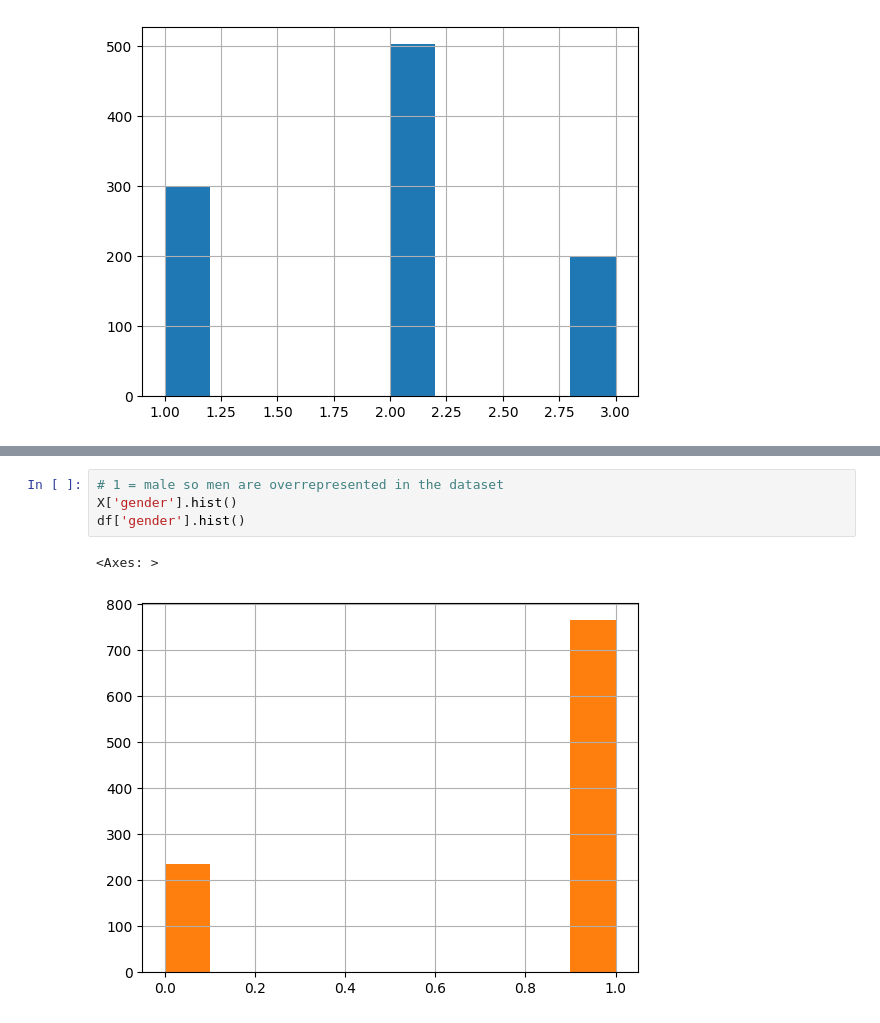
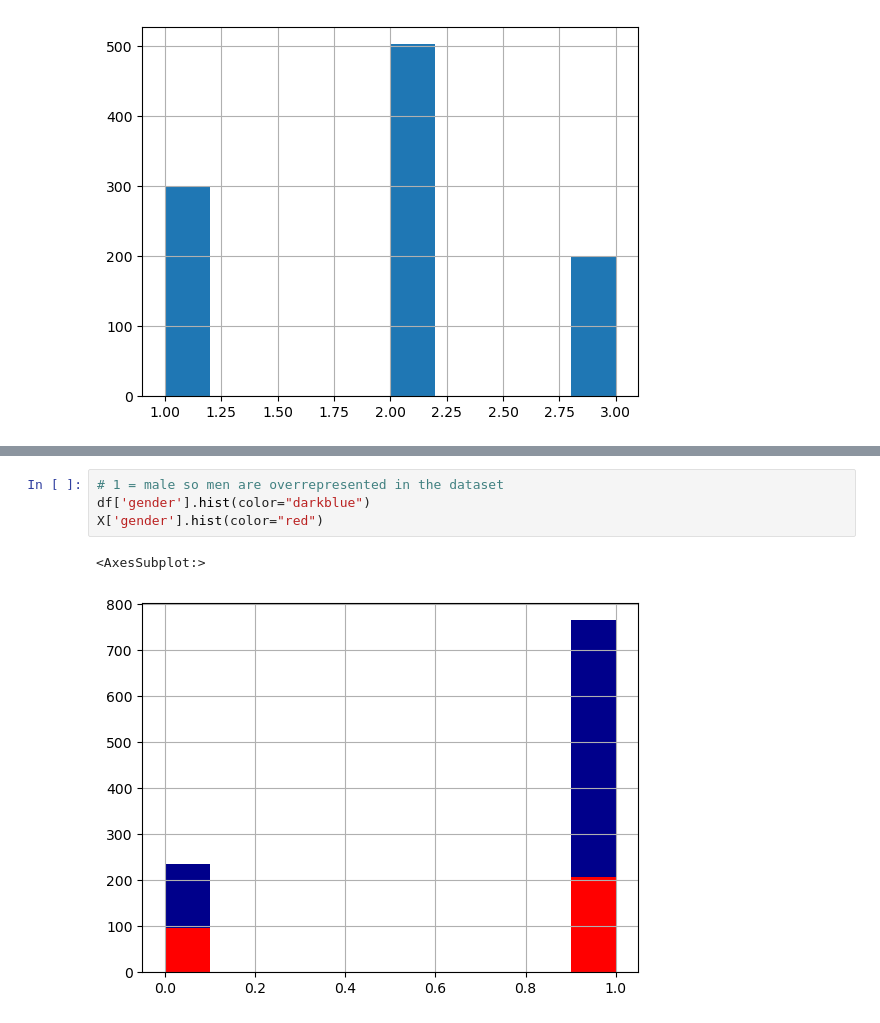
Before and after one commit to ml-cvd-prediction/ml-cvd-prediction.github.io, a Jupyter notebook: src/cleveland.ipynb, the cells around one changed output, grey strips where cells are left out. Cells and saved outputs as stored; diff of their text form.

```diff
--- a/src/cleveland.ipynb
+++ b/src/cleveland.ipynb
@@ -235,7 +232,7 @@ X['slope'].hist()
 # %%
 # 1 = male so men are overrepresented in the dataset
-X['gender'].hist()
-df['gender'].hist()
+df['gender'].hist(color="darkblue")
+X['gender'].hist(color="red")
 # %% [output]
-<Axes: >
+<AxesSubplot:>
-[figure, old version]
+[figure, new version]
```
Also changed, not shown: parts of 17 cells of this notebook, 2 other files.
